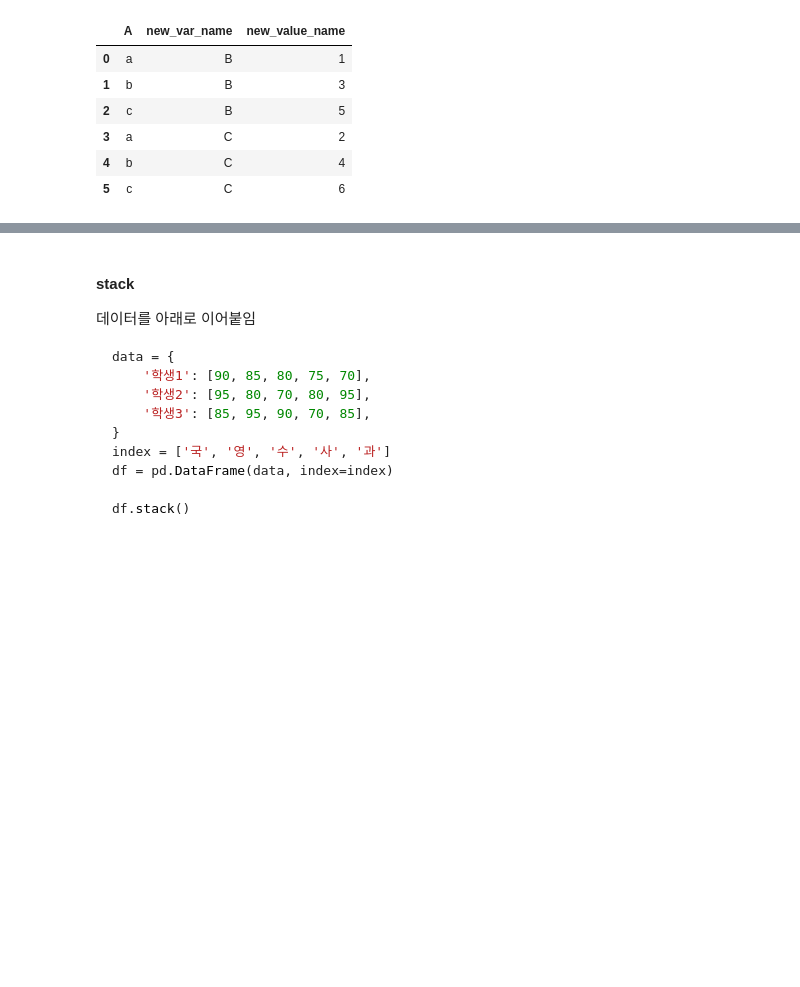
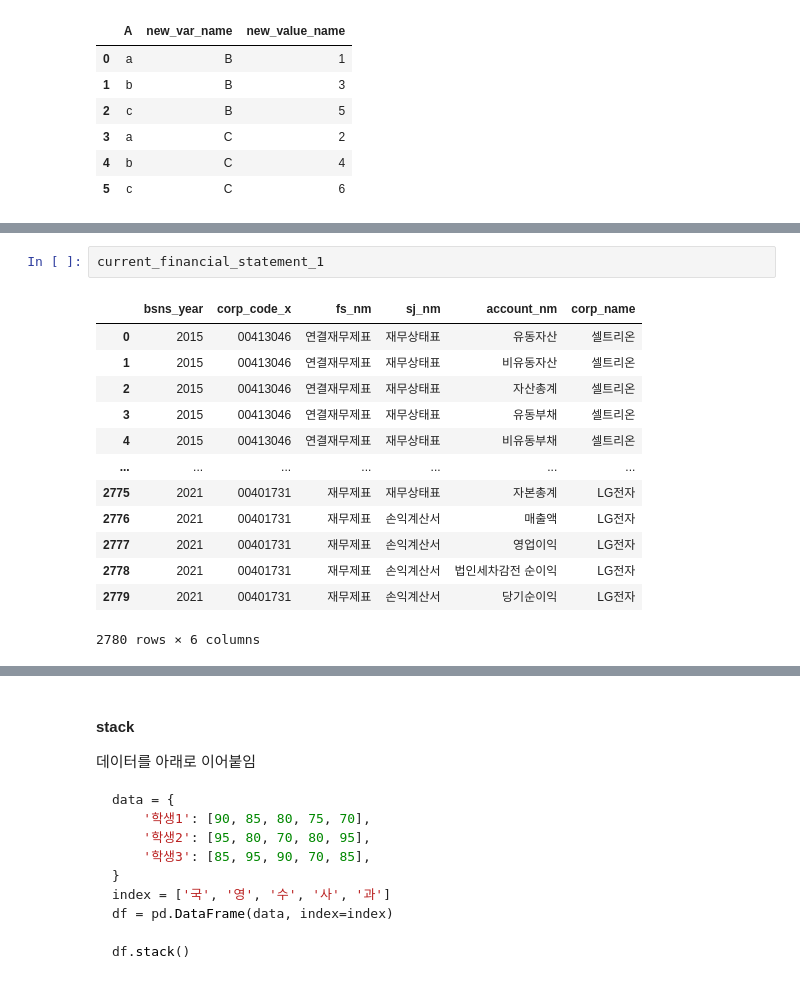
Before and after one commit to soldierzeus/bigdata_thunder, a Jupyter notebook: bigdata2/day05.ipynb, the cells around one changed output, grey strips where cells are left out. Drawn from its saved outputs; the diff is of its cells as text; blank space fills up the shorter version.

```diff
--- a/bigdata2/day05.ipynb
+++ b/bigdata2/day05.ipynb
@@ -2040,0 +2157,16 @@ df.melt(id_vars=['A'], value_vars=['B', 'C'], var_name='new_var_name', value_nam
+# %%
+current_financial_statement_1
+# %% [output]
+|  | bsns_year | corp_code_x | fs_nm | sj_nm | account_nm | corp_name |
+| 0 | 2015 | 00413046 | 연결재무제표 | 재무상태표 | 유동자산 | 셀트리온 |
+| 1 | 2015 | 00413046 | 연결재무제표 | 재무상태표 | 비유동자산 | 셀트리온 |
+| 2 | 2015 | 00413046 | 연결재무제표 | 재무상태표 | 자산총계 | 셀트리온 |
+| 3 | 2015 | 00413046 | 연결재무제표 | 재무상태표 | 유동부채 | 셀트리온 |
+| 4 | 2015 | 00413046 | 연결재무제표 | 재무상태표 | 비유동부채 | 셀트리온 |
+| ... | ... | ... | ... | ... | ... | ... |
+| 2775 | 2021 | 00401731 | 재무제표 | 재무상태표 | 자본총계 | LG전자 |
+| 2776 | 2021 | 00401731 | 재무제표 | 손익계산서 | 매출액 | LG전자 |
+| 2777 | 2021 | 00401731 | 재무제표 | 손익계산서 | 영업이익 | LG전자 |
+| 2778 | 2021 | 00401731 | 재무제표 | 손익계산서 | 법인세차감전 순이익 | LG전자 |
+| 2779 | 2021 | 00401731 | 재무제표 | 손익계산서 | 당기순이익 | LG전자 |
+2780 rows × 6 columns
```
Also changed, not shown: parts of 24 cells of this notebook.
